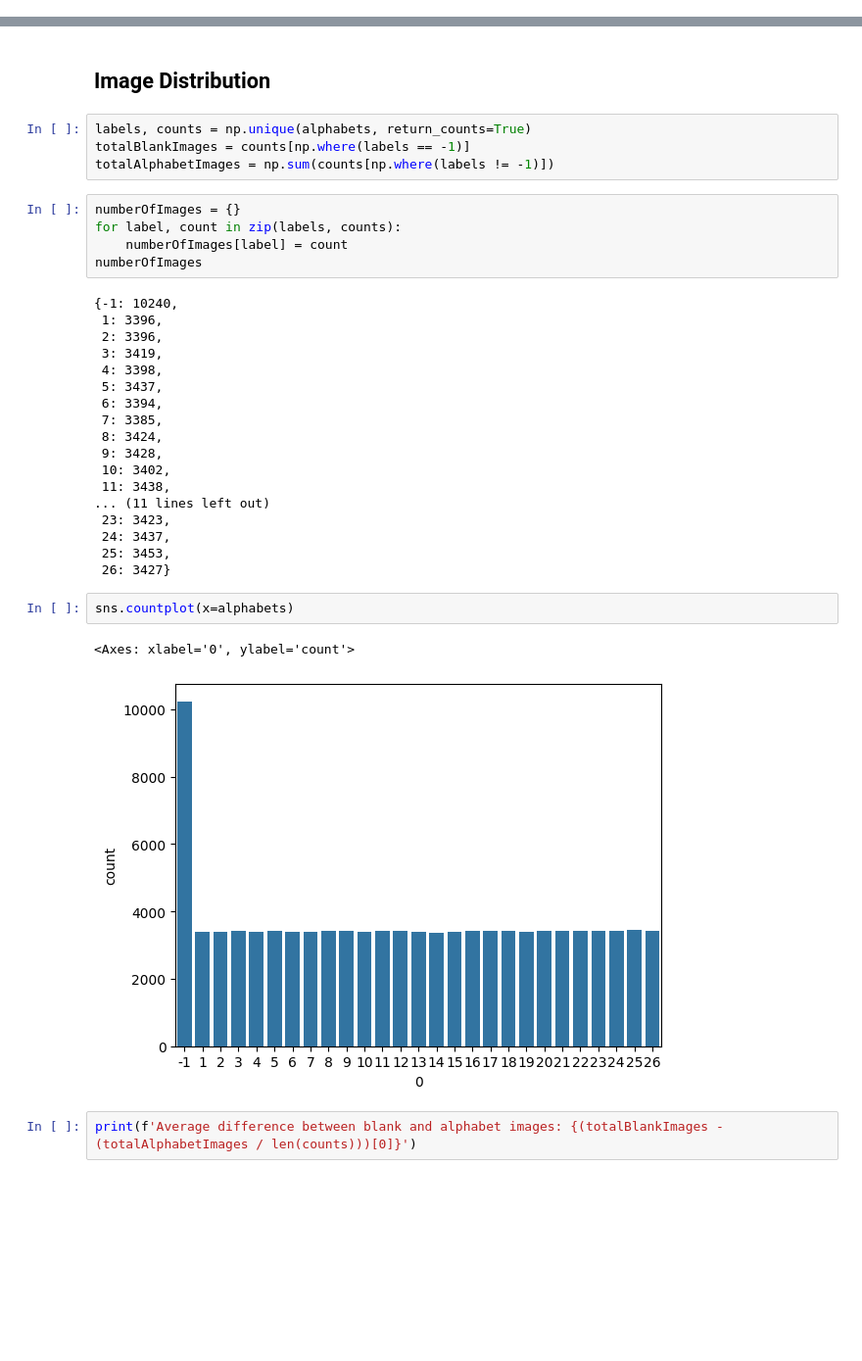
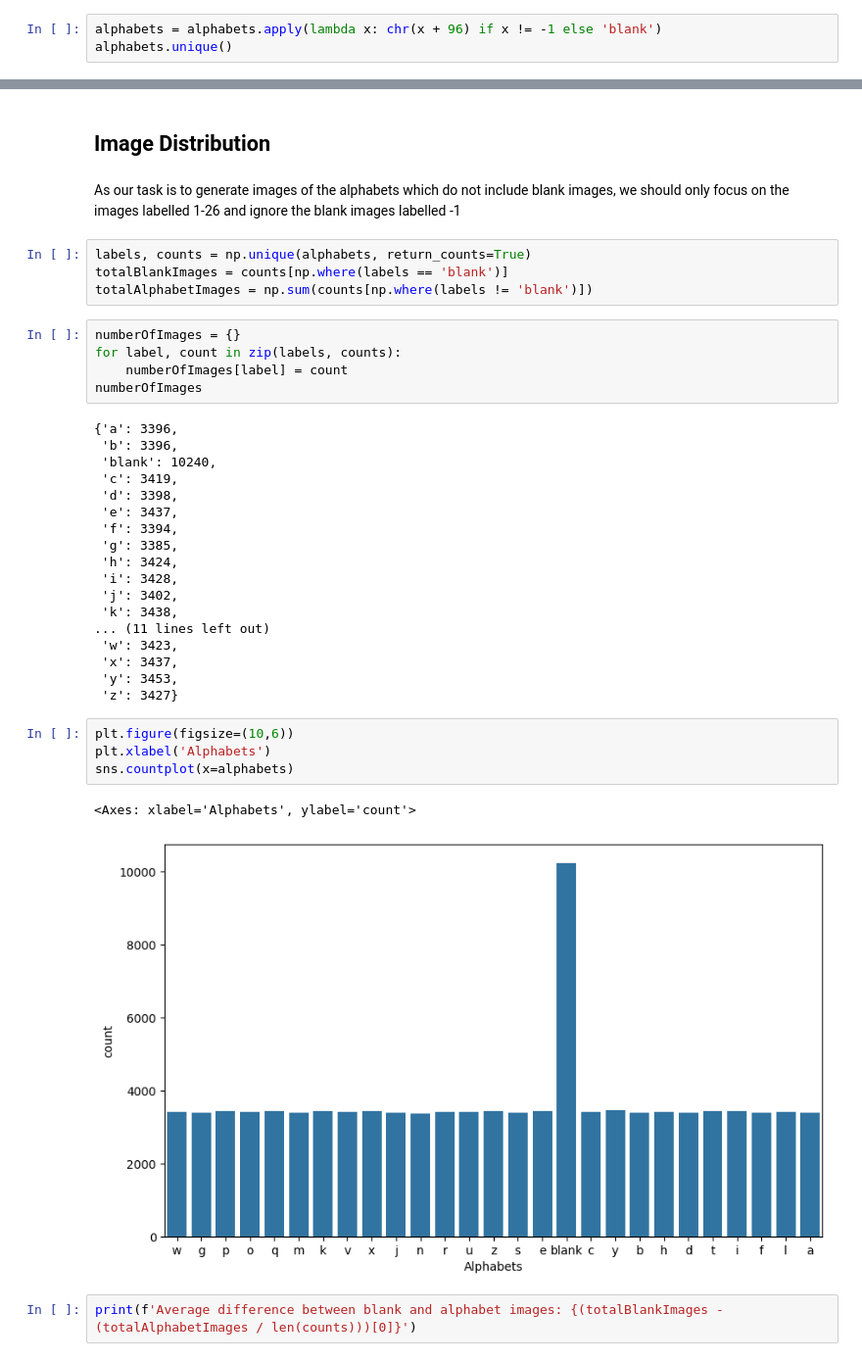
Before and after one commit to shoelesshoe/DELECA2, a Jupyter notebook: Part A/Part A.ipynb, the cells around one changed output, grey strips where cells are left out. Shown at 98% size. Drawn from its saved outputs; the diff is of its cells as text; blank space fills up the shorter version.

```diff
--- a/Part A/Part A.ipynb
+++ b/Part A/Part A.ipynb
@@ -216,0 +217,3 @@ As our task is to generate images of the alphabets which do not include blank im
+# %%
+alphabets = alphabets.apply(lambda x: chr(x + 96) if x != -1 else 'blank')
+alphabets.unique()
@@ -217,37 +224,41 @@ As our task is to generate images of the alphabets which do not include blank im
 # %% [markdown]
 ## Image Distribution
+# %% [markdown]
+As our task is to generate images of the alphabets which do not include blank images, we should only focus on the images labelled 1-26 and ignore the blank images labelled -1
 # %%
 labels, counts = np.unique(alphabets, return_counts=True)
-totalBlankImages = counts[np.where(labels == -1)]
-totalAlphabetImages = np.sum(counts[np.where(labels != -1)])
+totalBlankImages = counts[np.where(labels == 'blank')]
+totalAlphabetImages = np.sum(counts[np.where(labels != 'blank')])
 # %%
 numberOfImages = {}
 for label, count in zip(labels, counts):
     numberOfImages[label] = count
 numberOfImages
 # %% [output]
-{-1: 10240,
- 1: 3396,
- 2: 3396,
- 3: 3419,
- 4: 3398,
- 5: 3437,
- 6: 3394,
- 7: 3385,
- 8: 3424,
- 9: 3428,
- 10: 3402,
- 11: 3438,
+{'a': 3396,
+ 'b': 3396,
+ 'blank': 10240,
+ 'c': 3419,
+ 'd': 3398,
+ 'e': 3437,
+ 'f': 3394,
+ 'g': 3385,
+ 'h': 3424,
+ 'i': 3428,
+ 'j': 3402,
+ 'k': 3438,
 ... (11 lines left out)
- 23: 3423,
- 24: 3437,
- 25: 3453,
- 26: 3427}
+ 'w': 3423,
+ 'x': 3437,
+ 'y': 3453,
+ 'z': 3427}
 # %%
+plt.figure(figsize=(10,6))
+plt.xlabel('Alphabets')
 sns.countplot(x=alphabets)
 # %% [output]
-<Axes: xlabel='0', ylabel='count'>
+<Axes: xlabel='Alphabets', ylabel='count'>
-[figure, old version]
+[figure, new version]
 # %%
 print(f'Average difference between blank and alphabet images: {(totalBlankImages - (totalAlphabetImages / len(counts)))[0]}')
 # %% [output]
```
Also changed, not shown: parts of 9 cells of this notebook.
